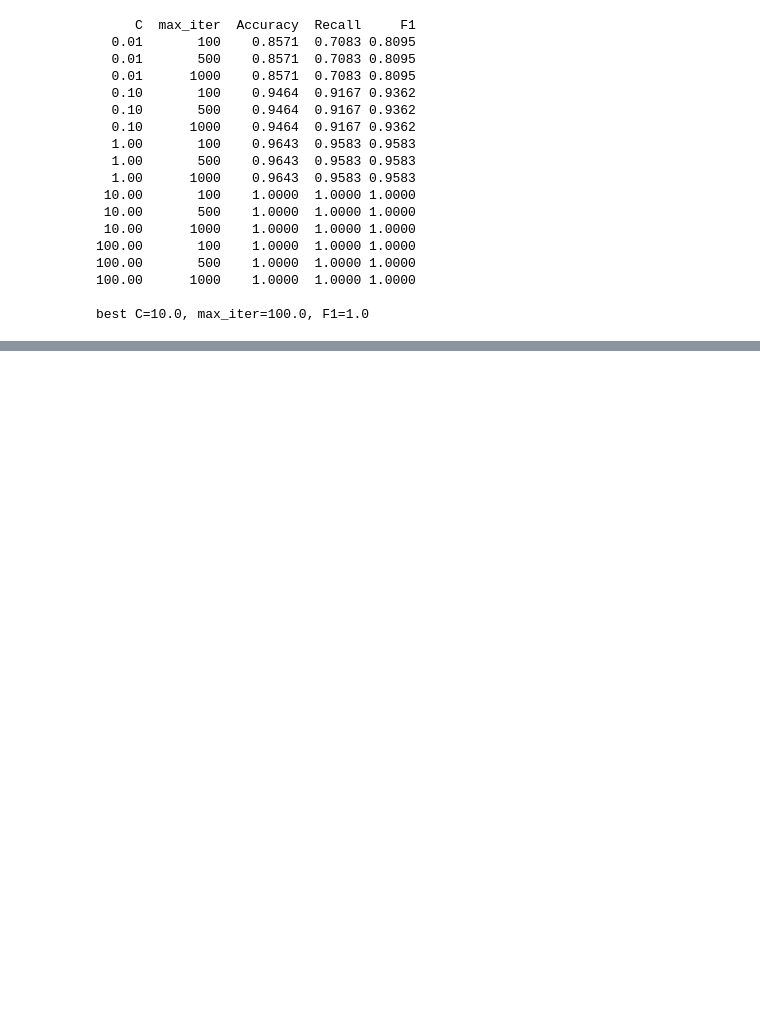
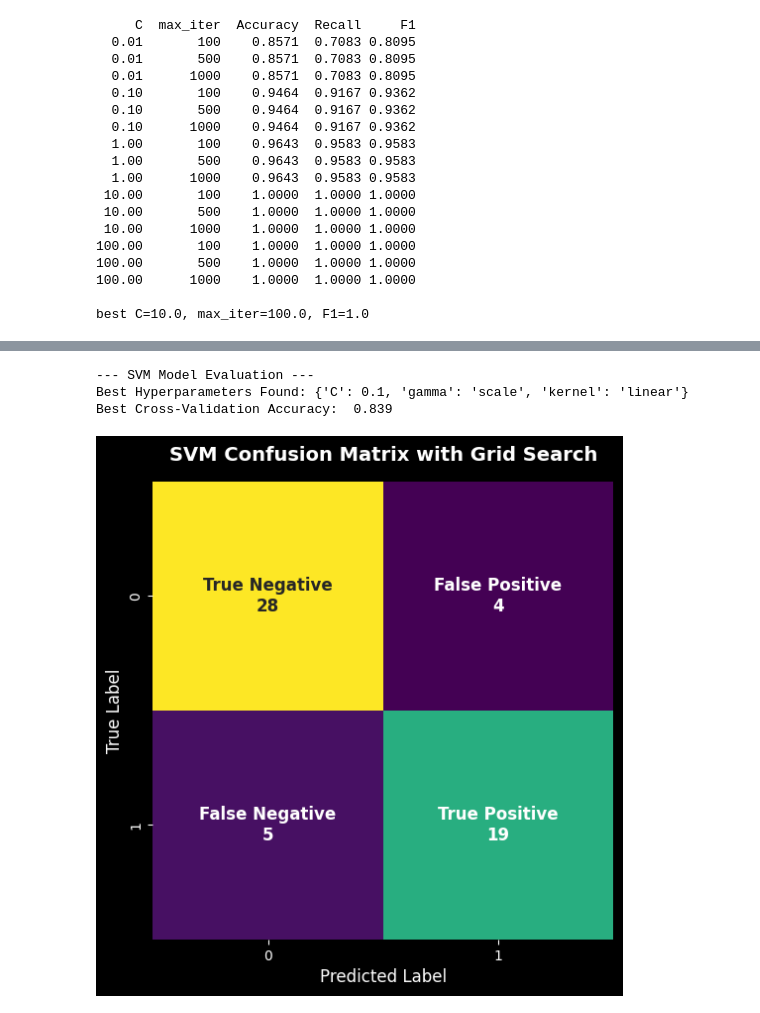
Before and after one commit to MohammedNaser28/heart-disease-prediction, a Jupyter notebook: Heart_disease.ipynb, the cells around one changed output, grey strips where cells are left out. Cells and saved outputs as stored; diff of their text form; code cells hidden in the pictures; blank space fills up the shorter version.

```diff
--- a/Heart_disease.ipynb
+++ b/Heart_disease.ipynb
@@ -521,0 +591,51 @@ best C=10.0, max_iter=100.0, F1=1.0
+# %%
+# we use an algorithm called grid search to find the optimal values for our hyperparameters
+# instead of just picking them randomly like i did above
+
+param_grid = {
+    'C': [0.1, 1, 10, 100],
+    'kernel': ['linear', 'rbf', 'poly'],
+    'gamma': ['scale', 'auto'] # added gamma to give the rbf/poly kernels more tuning options
+}
+
+svm_base = SVC(random_state=42)
+
+svm_grid = GridSearchCV(estimator=svm_base, param_grid=param_grid, cv=5, scoring='accuracy', n_jobs=-1)
+
+# cv = 5 means we are doing 5-fold cross-validation
+# n_jobs=-1 means we are using all available CPU cores to speed up the search process
+# %%
+svm_grid.fit(X_train, y_train)
+y_pred_grid_search_svm = svm_grid.predict(X_test)
+accuracy_of_grid_search_svm = accuracy_score(y_test, y_pred_grid_search_svm)
+best_svm = svm_grid.best_estimator_
+
+print("--- SVM Model Evaluation ---")
+print("Best Hyperparameters Found:", svm_grid.best_params_)
+print("Best Cross-Validation Accuracy: ", f"{accuracy_of_grid_search_svm:.3f}")
+# %% [output]
+--- SVM Model Evaluation ---
+Best Hyperparameters Found: {'C': 0.1, 'gamma': 'scale', 'kernel': 'linear'}
+Best Cross-Validation Accuracy:  0.839
+# %%
+plt.style.use('dark_background')
+
+cm = confusion_matrix(y_test, y_pred_grid_search_svm, labels=best_svm.classes_)
+
+group_names = ['True Negative', 'False Positive', 'False Negative', 'True Positive']
+group_counts = [str(value) for value in cm.flatten()]
+
+labels = [f"{v1}\n{v2}" for v1, v2 in zip(group_names, group_counts)]
+labels = np.asarray(labels).reshape(2, 2)
+
+fig, ax = plt.subplots(figsize=(6, 6))
+sns.heatmap(cm, annot=labels, fmt='', cmap='viridis', cbar=False,
+            xticklabels=best_svm.classes_, yticklabels=best_svm.classes_,
+            ax=ax, annot_kws={"size": 12, "weight": "bold"})
+
+plt.title("SVM Confusion Matrix with Grid Search", pad=15, fontsize=14, fontweight='bold')
+plt.xlabel('Predicted Label', fontsize=12)
+plt.ylabel('True Label', fontsize=12)
+plt.show()
+# %% [output]
+[figure, added]
```
Also changed, not shown: parts of 5 cells of this notebook.
